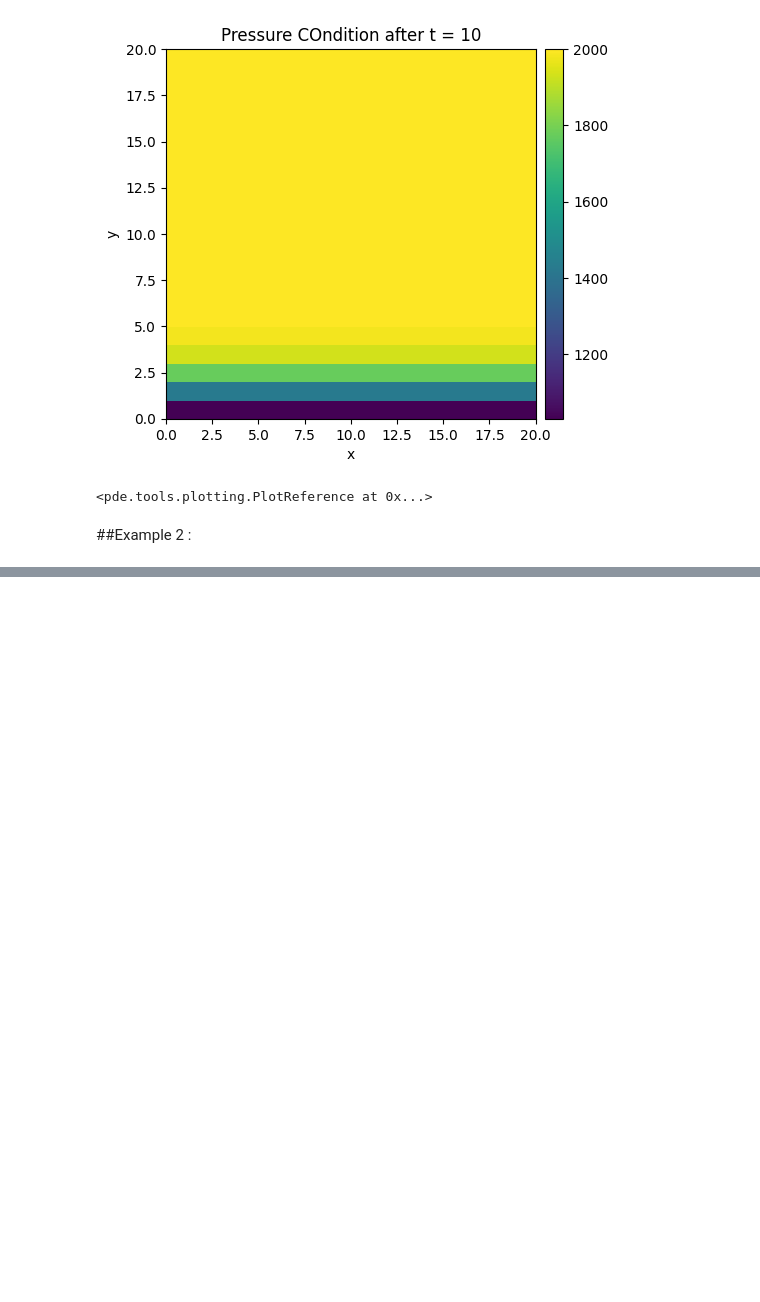
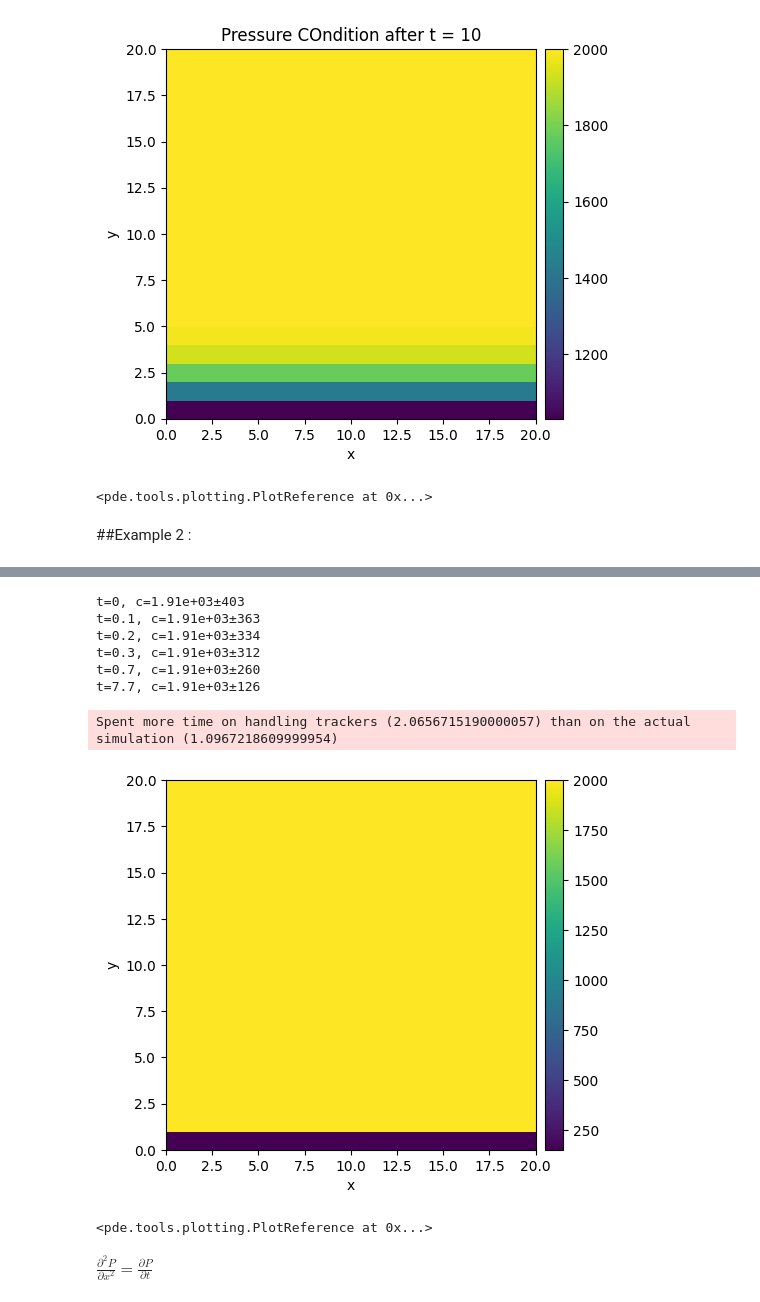
Before and after one commit to Divyanshu-ISM/Oil-and-Gas-data-analysis, a Jupyter notebook: py_PDE_Solver.ipynb, the cells around one changed output, grey strips where cells are left out. Cells and saved outputs as stored; diff of their text form; code cells hidden in the pictures; blank space fills up the shorter version.

```diff
--- a/py_PDE_Solver.ipynb
+++ b/py_PDE_Solver.ipynb
@@ -269,3 +269,24 @@ ScalarField.from_expression?
 # i_state = from_expression(grid = g , expression = 'exp(-(x**2 + y**2) * 100)')
 
 # i_state.plot(title='Initial state')
+# %%
+# eq = DiffusionPDE()                                 # define the pde
+                          # generate grid
+# state = ScalarField.random_uniform(grid, 0.2, 0.3)  # generate initial condition
+
+storage = MemoryStorage()
+
+trackers = [
+    'progress',                    # show progress bar during simulation
+    'steady_state',                # abort when steady state is reached
+    storage.tracker(interval=1),   # store data every simulation time unit
+    PlotTracker(show=True),        # show images during simulation
+    # print some output every 5 real seconds:
+    PrintTracker(interval=RealtimeIntervals(duration=1))
+
+]
+
+eq.solve(state_i, 10, dt=0.1, tracker=trackers)
+
+storage[0].plot(colorbar=True)
+# %% [output]
@@ -271,0 +294,9 @@ ScalarField.from_expression?
+t=0, c=1.91e+03±403
+t=0.1, c=1.91e+03±363
+t=0.2, c=1.91e+03±334
+t=0.3, c=1.91e+03±312
+t=0.7, c=1.91e+03±260
+t=7.7, c=1.91e+03±126
+Spent more time on handling trackers (2.0656715190000057) than on the actual simulation (1.0967218609999954)
+[figure, added]
+<pde.tools.plotting.PlotReference at 0x...>
@@ -271,0 +310,2 @@ ScalarField.from_expression?
+# %% [markdown]
+$ \frac {\partial^2 P} {\partial x^2} = \frac {\partial P} {\partial t} $
```
Also changed, not shown: parts of 7 cells of this notebook.
